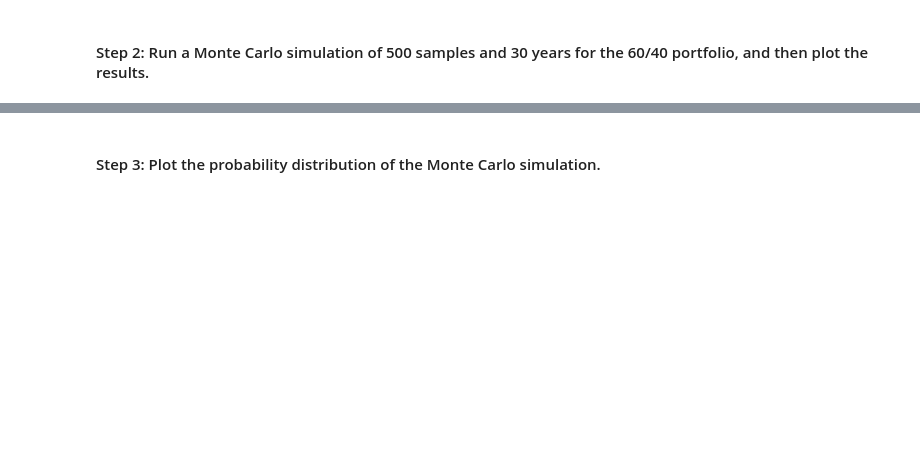
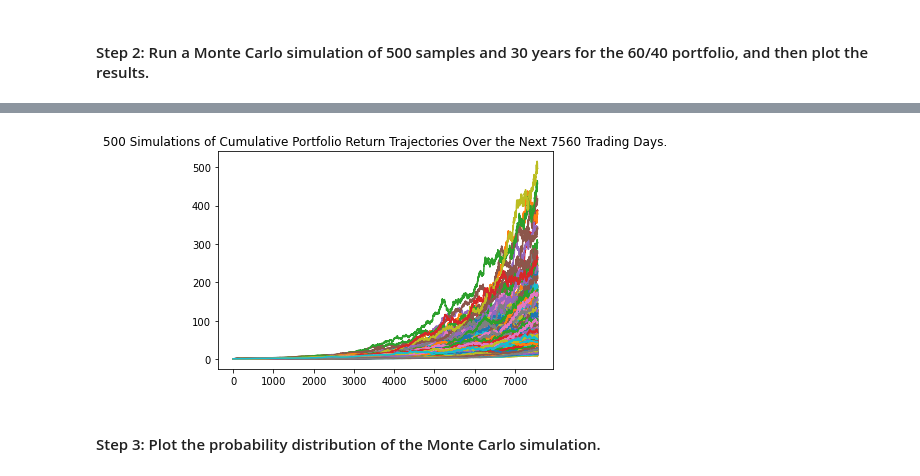
Before and after one commit to apeyton2/Financial_Planning_with_APIs_and_Simulations, a Jupyter notebook: financial_planning_tools.ipynb, the cells around one changed output, grey strips where cells are left out. Cells and saved outputs as stored; diff of their text form; code cells hidden in the pictures; blank space fills up the shorter version.

```diff
--- a/financial_planning_tools.ipynb
+++ b/financial_planning_tools.ipynb
@@ -386,8 +286,10 @@ In this section, you’ll use the MCForecastTools library to create a Monte Carl
 # %%
 # Set start and end dates of 3 years back from your current date
 # Alternatively, you can use an end date of 2020-08-07 and work 3 years back from that date
-# YOUR CODE HERE
-# YOUR CODE HERE
+tickers=['SPY','AGG']
+timeframe = "1D"
+start_date = pd.Timestamp("2018-11-21", tz="America/New_York").isoformat()
+end_date = pd.Timestamp("2021-11-21", tz="America/New_York").isoformat()
 
 # Set number of rows to 1000 to retrieve the maximum amount of rows
-# YOUR CODE HERE
+limit_rows = 1000
@@ -395,10 +301,15 @@ In this section, you’ll use the MCForecastTools library to create a Monte Carl
 # Use the Alpaca get_barset function to make the API call to get the 3 years worth of pricing data
 # The tickers and timeframe parameters should have been set in Part 1 of this activity
 # The start and end dates should be updated with the information set above
-# Remember to add the df property to the end of the call so the response is returned as a DataFrame
-# YOUR CODE HERE
+df_prices = alpaca.get_barset(
+    tickers,
+    timeframe,
+    start = start_date,
+    end = end_date,
+    limit=1000
+).df
+# Review the first 5 rows of the Alpaca DataFrame
 
 
 # Display both the first and last five rows of the DataFrame
-# YOUR CODE HERE
-# YOUR CODE HERE
+df_portfolio
@@ -408,7 +324,11 @@ In this section, you’ll use the MCForecastTools library to create a Monte Carl
 # Configure the Monte Carlo simulation to forecast 30 years cumulative returns
 # The weights should be split 40% to AGG and 60% to SPY.
 # Run 500 samples.
-# YOUR CODE HERE
-
+MC_30year = MCSimulation(
+  portfolio_data = df_prices,
+  weights = [.40,.60],
+  num_simulation = 500,
+  num_trading_days = 252*30
+)
 # Review the simulation input data
-# YOUR CODE HERE
+MC_30year.portfolio_data.head()
@@ -418,7 +378,9 @@ In this section, you’ll use the MCForecastTools library to create a Monte Carl
 # %%
 # Visualize the 30-year Monte Carlo simulation by creating an
 # overlay line plot
-# YOUR CODE HERE
+MC_sim_line_plot = MC_30year.plot_simulation()
+# %% [output]
+[figure, added]
 # %% [markdown]
 #### Step 3: Plot the probability distribution of the Monte Carlo simulation.
 # %%
```
Also changed, not shown: parts of 51 cells of this notebook, 2 other files.
